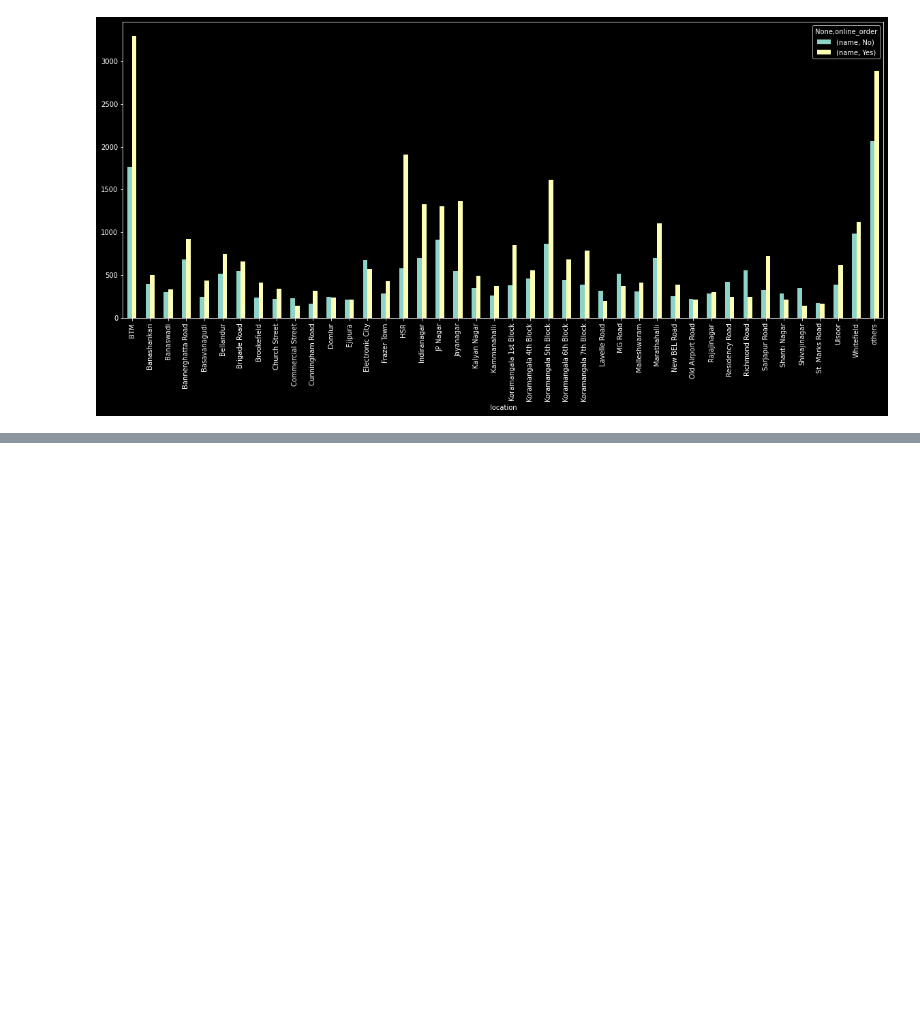
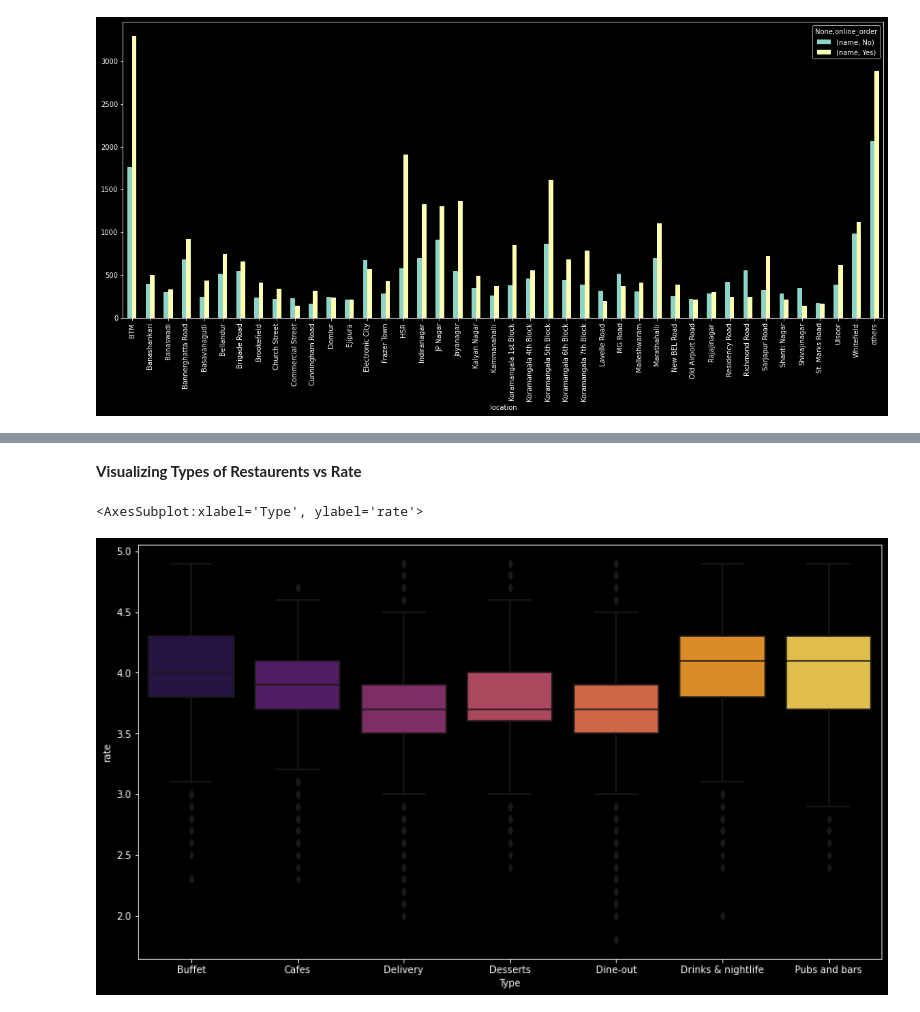
Before and after one commit to Priyansh4615/Projects-of-DA-and-ML, a Jupyter notebook: Zomato Data Analysis.ipynb, the cells around one changed output, grey strips where cells are left out. Saved outputs shown, nothing was run; the diff lists cells and outputs as text; code cells hidden in the pictures; blank space fills up the shorter version.

```diff
--- a/Zomato Data Analysis.ipynb
+++ b/Zomato Data Analysis.ipynb
@@ -516,0 +550,8 @@ df1.plot(kind = 'bar', figsize = (20,8))
+# %% [markdown]
+**Visualizing Types of Restaurents vs Rate**
+# %%
+plt.figure(figsize =(14,8))
+sns.boxplot(x ='Type', y = 'rate', data = df, palette = 'inferno')
+# %% [output]
+<AxesSubplot:xlabel='Type', ylabel='rate'>
+[figure, added]
```
Also changed, not shown: parts of 14 cells of this notebook.
